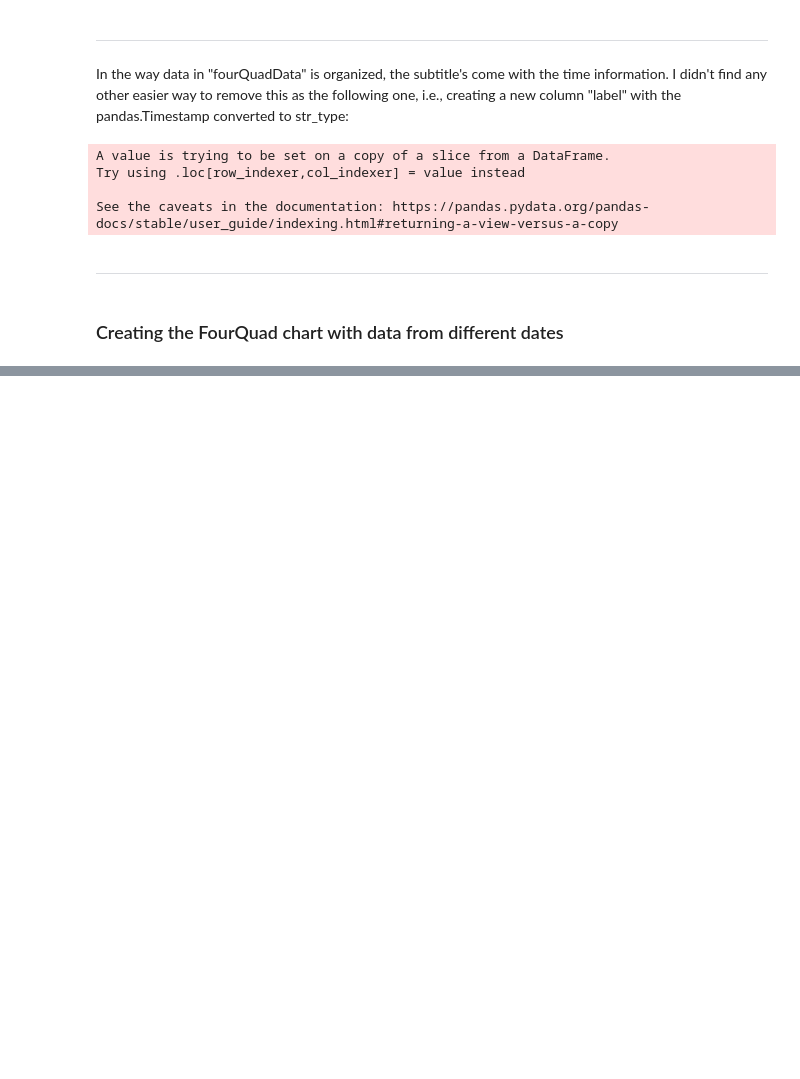
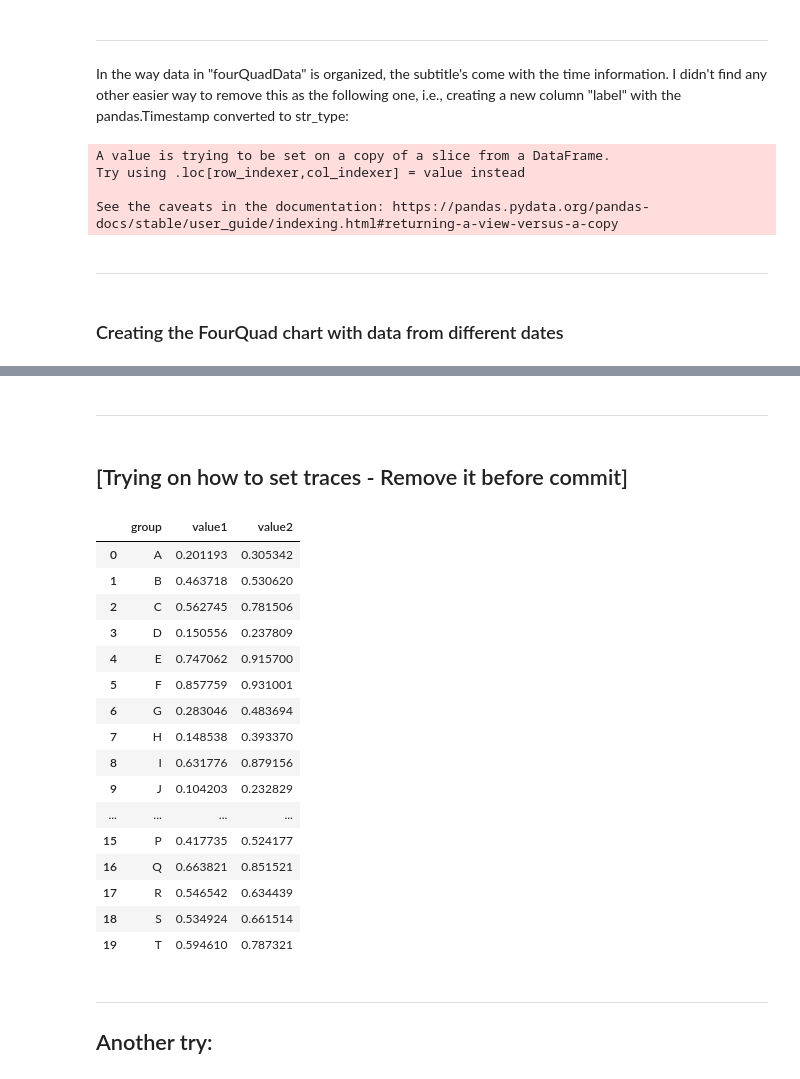
Before and after one commit to tbnsilveira/epidemic_BRdata, a Jupyter notebook: data_acquisition/Brazilian_Ministry_of_Health_COVID19data.ipynb, the cells around one changed output, grey strips where cells are left out. Cells and saved outputs as stored; diff of their text form; code cells hidden in the pictures; blank space fills up the shorter version.

```diff
--- a/data_acquisition/Brazilian_Ministry_of_Health_COVID19data.ipynb
+++ b/data_acquisition/Brazilian_Ministry_of_Health_COVID19data.ipynb
@@ -983,0 +1190,4 @@ fig2.show()
+# %% [markdown]
+--------------------
+# %% [markdown]
+## [Trying on how to set traces - Remove it before commit]
@@ -983,0 +1197,28 @@ fig2.show()
+# %%
+# Create a dataframe
+value1 = np.random.uniform(size = 20)
+value2 = value1 + np.random.uniform(size = 20) / 4
+df = pd.DataFrame({'group':list(map(chr, range(65, 85))), 'value1':value1 , 'value2':value2 })
+# %%
+df
+# %% [output]
+|  | group | value1 | value2 |
+| 0 | A | 0.201193 | 0.305342 |
+| 1 | B | 0.463718 | 0.530620 |
+| 2 | C | 0.562745 | 0.781506 |
+| 3 | D | 0.150556 | 0.237809 |
+| 4 | E | 0.747062 | 0.915700 |
+| 5 | F | 0.857759 | 0.931001 |
+| 6 | G | 0.283046 | 0.483694 |
+| 7 | H | 0.148538 | 0.393370 |
+| 8 | I | 0.631776 | 0.879156 |
+| 9 | J | 0.104203 | 0.232829 |
+| ... | ... | ... | ... |
+| 15 | P | 0.417735 | 0.524177 |
+| 16 | Q | 0.663821 | 0.851521 |
+| 17 | R | 0.546542 | 0.634439 |
+| 18 | S | 0.534924 | 0.661514 |
+| 19 | T | 0.594610 | 0.787321 |
+# %% [markdown]
+--------------------
+## Another try:
```
Also changed, not shown: parts of 23 cells of this notebook.
